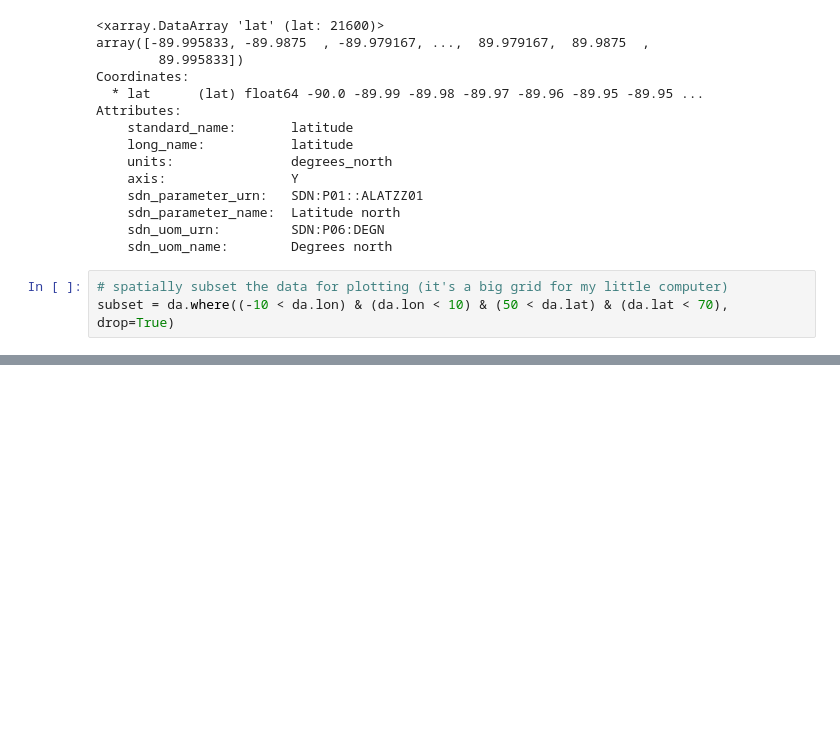
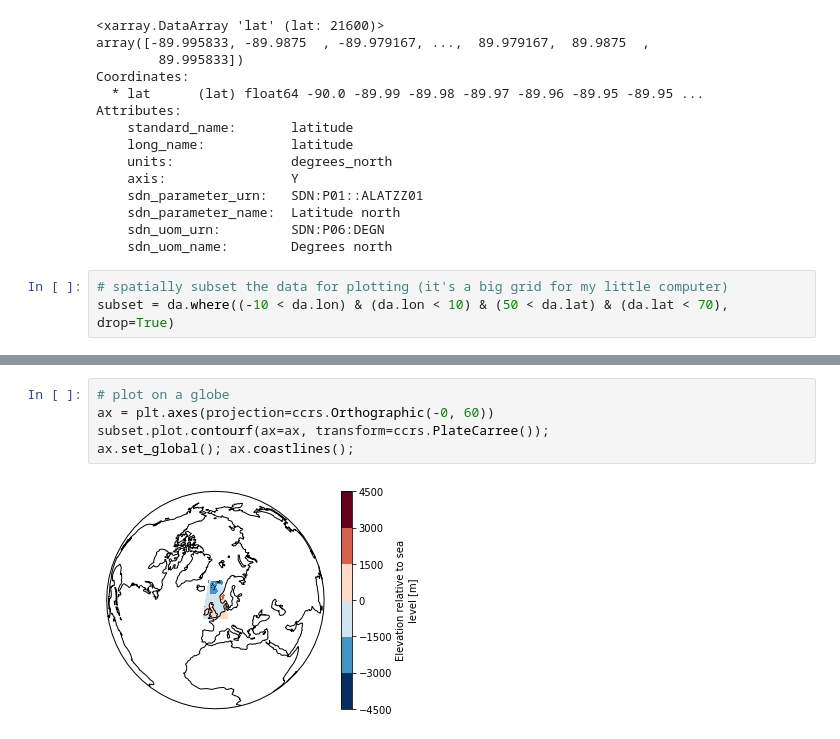
Before and after one commit to samfranklin/gebco, a Jupyter notebook: gebco-read-viz.ipynb, the cells around one changed output, grey strips where cells are left out. Saved outputs shown, nothing was run; the diff lists cells and outputs as text; blank space fills up the shorter version.

```diff
--- a/gebco-read-viz.ipynb
+++ b/gebco-read-viz.ipynb
@@ -54,0 +91,7 @@ subset.plot()
+# %%
+# plot on a globe
+ax = plt.axes(projection=ccrs.Orthographic(-0, 60))
+subset.plot.contourf(ax=ax, transform=ccrs.PlateCarree());
+ax.set_global(); ax.coastlines();
+# %% [output]
+[figure, added]
```
Also changed, not shown: parts of 6 cells of this notebook, 1 other file.
